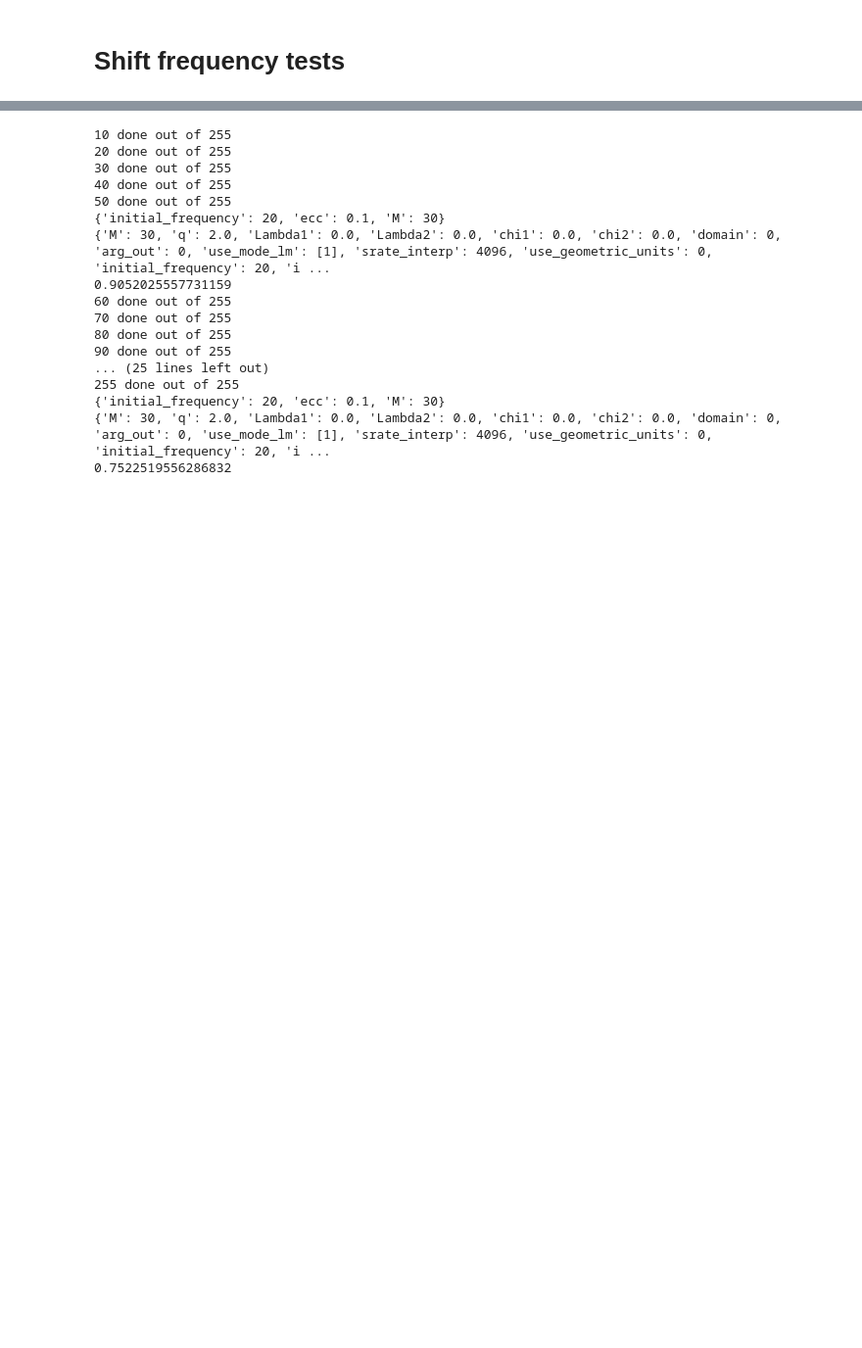
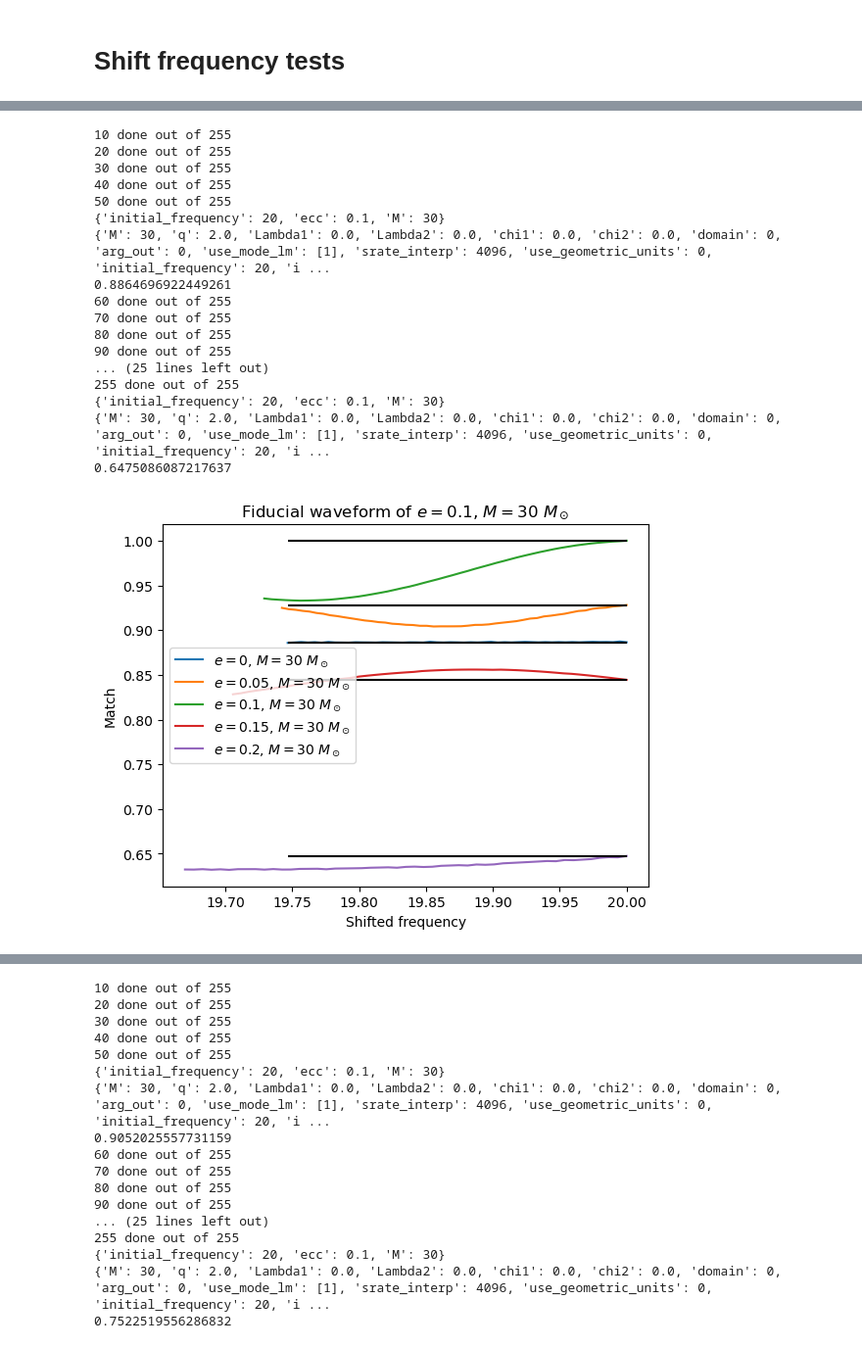
Before and after one commit to BenGPatterson/EccentricBinaries, a Jupyter notebook: notebooks/teobresums_eccentric_tests.ipynb, the cells around one changed output, grey strips where cells are left out. Shown at 98% size. Saved outputs shown, nothing was run; the diff lists cells and outputs as text; code cells hidden in the pictures; blank space fills up the shorter version.

```diff
--- a/notebooks/teobresums_eccentric_tests.ipynb
+++ b/notebooks/teobresums_eccentric_tests.ipynb
@@ -491,7 +491,7 @@ pars = {
     'distance'           : 1,
     'inclination'        : 0,
     'ecc'                : ecc,
-    'ecc_freq'           : f_low,
+    'ecc_freq'           : 2,      # Use periastron (0), average (1) or apastron (2) frequency for initial condition computation. Default = 1
     'output_hpc'         : 0,
 }
 t, hp, hc = EOBRun_module.EOBRunPy(pars)
@@ -574,3 +595,24 @@ def optimise_s_f_match(pars, e_Ms, s_f_len):
     ax1.legend()
     ax1.set_ylabel('Match')
     ax1.set_title(f'Fiducial waveform of $e={pars["ecc"]}$, $M={pars["M"]}~M_\odot$')
+# %%
+optimise_s_f_match(pars, [(0, 30), (0.05, 30), (0.1,30), (0.15, 30), (0.2, 30)], 51)
+# %% [output]
+10 done out of 255
+20 done out of 255
+30 done out of 255
+40 done out of 255
+50 done out of 255
+{'initial_frequency': 20, 'ecc': 0.1, 'M': 30}
+{'M': 30, 'q': 2.0, 'Lambda1': 0.0, 'Lambda2': 0.0, 'chi1': 0.0, 'chi2': 0.0, 'domain': 0, 'arg_out': 0, 'use_mode_lm': [1], 'srate_interp': 4096, 'use_geometric_units': 0, 'initial_frequency': 20, 'i ...
+0.8864696922449261
+60 done out of 255
+70 done out of 255
+80 done out of 255
+90 done out of 255
+... (25 lines left out)
+255 done out of 255
+{'initial_frequency': 20, 'ecc': 0.1, 'M': 30}
+{'M': 30, 'q': 2.0, 'Lambda1': 0.0, 'Lambda2': 0.0, 'chi1': 0.0, 'chi2': 0.0, 'domain': 0, 'arg_out': 0, 'use_mode_lm': [1], 'srate_interp': 4096, 'use_geometric_units': 0, 'initial_frequency': 20, 'i ...
+0.6475086087217637
+[figure, added]
```
Also changed, not shown: parts of 2 cells of this notebook, 2 other files.
